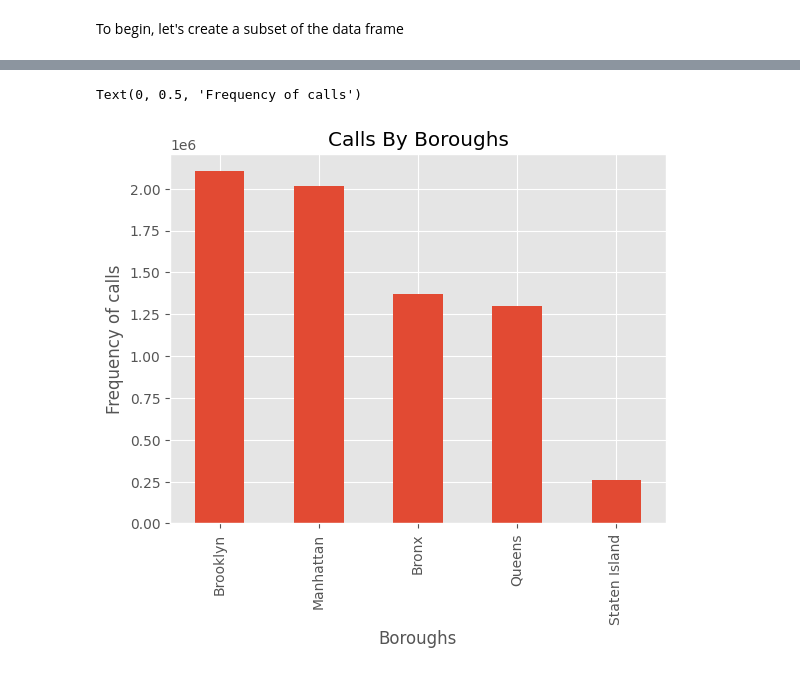
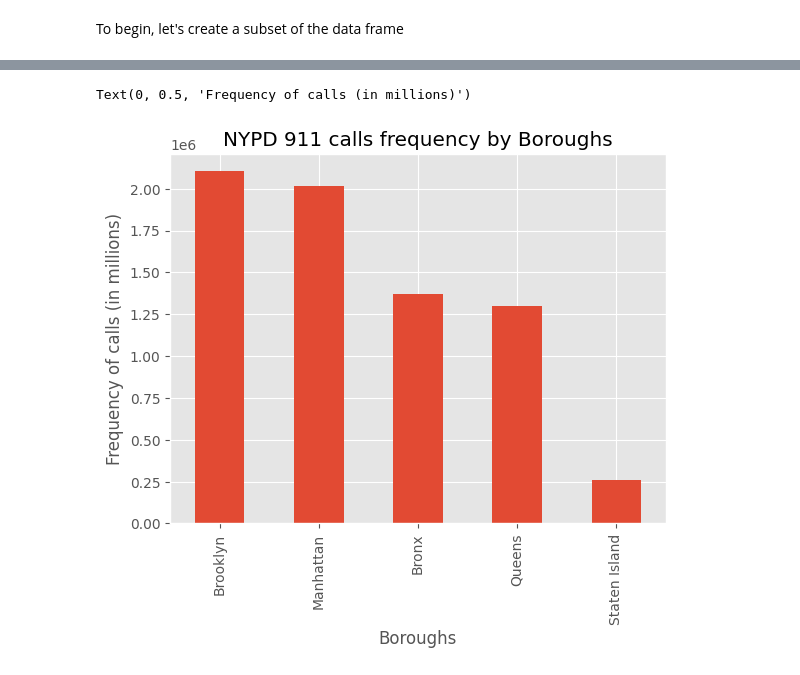
Before and after one commit to RaphRivers/Analysis-of-NYPD-911-Calls-Data-for-Enhanced-Public-Safety, a Jupyter notebook: notebook/data-preprocessing.ipynb, the cells around one changed output, grey strips where cells are left out. Cells and saved outputs as stored; diff of their text form; code cells hidden in the pictures.

```diff
--- a/notebook/data-preprocessing.ipynb
+++ b/notebook/data-preprocessing.ipynb
@@ -412,12 +414,12 @@ df_subset1.head()
 # %%
 ## Fequency of emergency calls
 df_subset1['Borough'].value_counts().plot(kind='bar')
-plt.title('Calls By Boroughs')
+plt.title('NYPD 911 calls frequency by Boroughs')
 plt.xlabel('Boroughs')
-plt.ylabel('Frequency of calls')
+plt.ylabel('Frequency of calls (in millions)')
 # %% [output]
-Text(0, 0.5, 'Frequency of calls')
+Text(0, 0.5, 'Frequency of calls (in millions)')
-[figure, old version]
+[figure, new version]
 # %%
 ## Fequency of emergency calls
 
```
Also changed, not shown: parts of 7 cells of this notebook.
